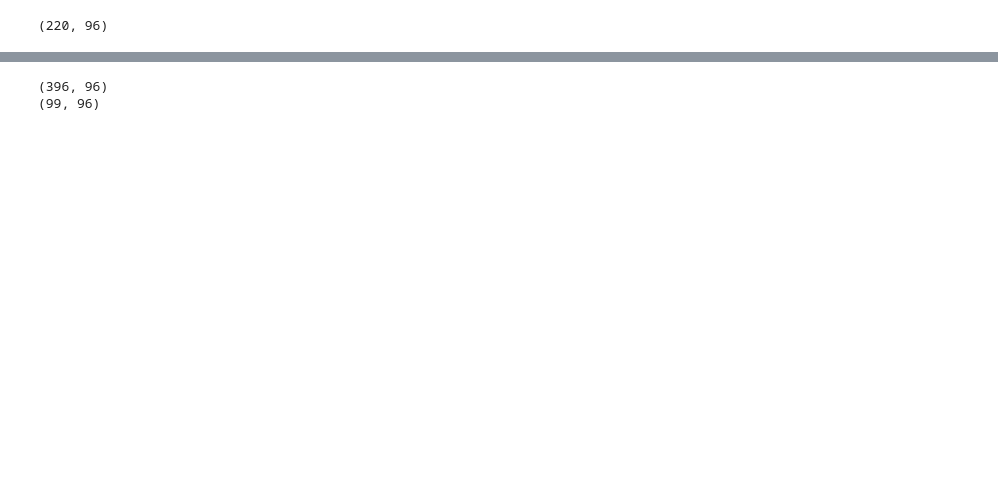
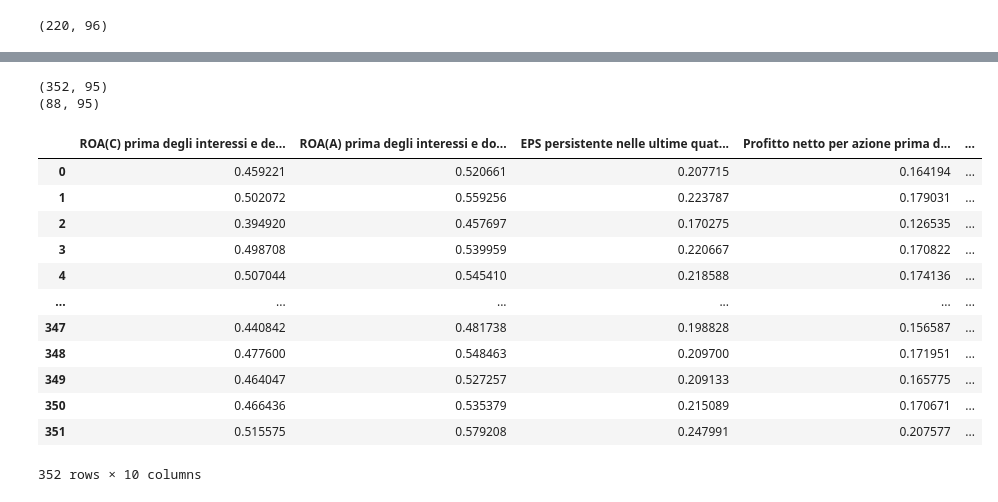
Before and after one commit to PierandreaMartella/CompanyBankruptcyPrediction, a Jupyter notebook: Main.ipynb, the cells around one changed output, grey strips where cells are left out. Cells and saved outputs as stored; diff of their text form; code cells hidden in the pictures; blank space fills up the shorter version.

```diff
--- a/Main.ipynb
+++ b/Main.ipynb
@@ -153,10 +158,9 @@ df[df['Bankrupt?'] == 1].shape
 # %%
 # Balanced Dataset
 
-df_zeros = df[df['Bankrupt?'] == 0]
-
-df_zeros_to_remove = df_zeros.sample(n=6324, random_state=50)
-
+df_zeros = df[df['Bancarotta'] == 0]
+n_obs_to_remove = df.shape[0]-(2*len(df[df['Bancarotta'] == 1]))
+df_zeros_to_remove = df_zeros.sample(n=n_obs_to_remove, random_state=50)
 df_cleaned = df.drop(df_zeros_to_remove.index)
 
 print(df_cleaned)
@@ -181,13 +207,37 @@ print(df_cleaned)
 # %%
 # Divisione Train e Test sets
 
-x = df_cleaned
-y = df_cleaned
+x = df_cleaned.drop(['Bancarotta'],axis=1)
+y = df_cleaned['Bancarotta']
 
 X_train, X_test, y_train, y_test = train_test_split(x, y, test_size=0.2, random_state=11)
 
 print(X_train.shape)
 print(X_test.shape)
 # %% [output]
-(396, 96)
-(99, 96)
+(352, 95)
+(88, 95)
+# %%
+def skb_selection(x, y, k):
+    fs = SelectKBest(score_func=f_classif, k=k)
+    x_selected = fs.fit_transform(x, y)
+    selected_features_mask = fs.get_support()
+    selected_features = x.columns[selected_features_mask]
+    x_selected = pd.DataFrame(x_selected, columns =selected_features)
+    return x_selected
+x_selected = skb_selection(x=X_train,y=y_train,k=10)
+x_selected
+# %% [output]
+|  | ROA(C) prima degli interessi e de... | ROA(A) prima degli interessi e do... | EPS persistente nelle ultime quat... | Profitto netto per azione prima d... | ... |
+| 0 | 0.459221 | 0.520661 | 0.207715 | 0.164194 | ... |
+| 1 | 0.502072 | 0.559256 | 0.223787 | 0.179031 | ... |
+| 2 | 0.394920 | 0.457697 | 0.170275 | 0.126535 | ... |
+| 3 | 0.498708 | 0.539959 | 0.220667 | 0.170822 | ... |
+| 4 | 0.507044 | 0.545410 | 0.218588 | 0.174136 | ... |
+| ... | ... | ... | ... | ... | ... |
+| 347 | 0.440842 | 0.481738 | 0.198828 | 0.156587 | ... |
+| 348 | 0.477600 | 0.548463 | 0.209700 | 0.171951 | ... |
+| 349 | 0.464047 | 0.527257 | 0.209133 | 0.165775 | ... |
+| 350 | 0.466436 | 0.535379 | 0.215089 | 0.170671 | ... |
+| 351 | 0.515575 | 0.579208 | 0.247991 | 0.207577 | ... |
+352 rows × 10 columns
```
Also changed, not shown: parts of 15 cells of this notebook, 1 other file.
